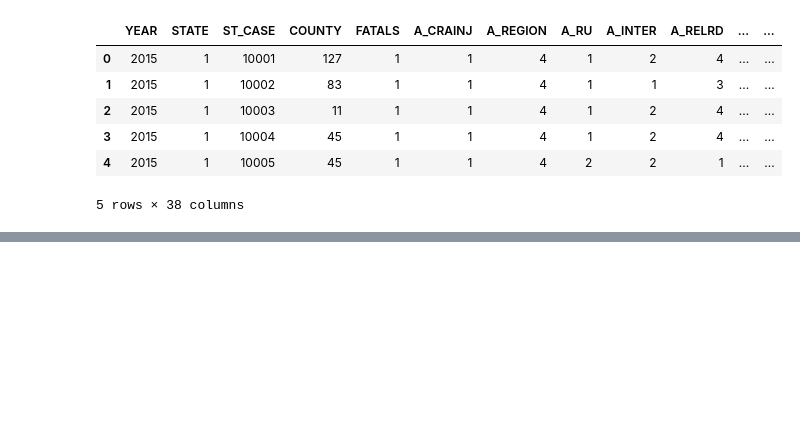
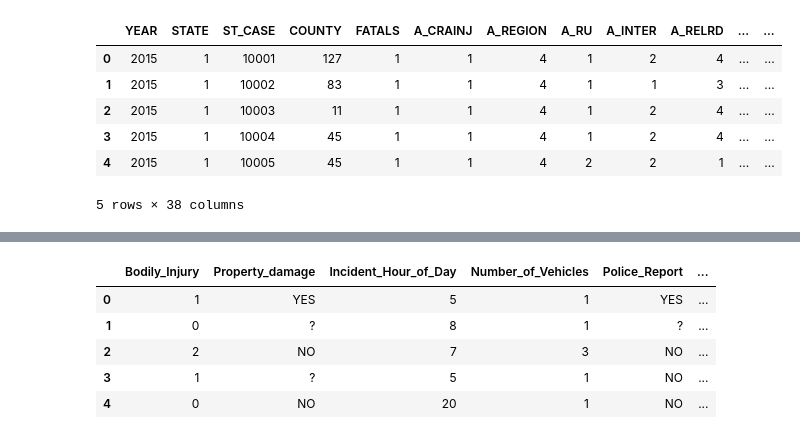
Before and after one commit to aftheiss/Auto-Collision-ETL, a Jupyter notebook: auto_collision.ipynb, the cells around one changed output, grey strips where cells are left out. Drawn from its saved outputs; the diff is of its cells as text; code cells hidden in the pictures; blank space fills up the shorter version.

```diff
--- a/auto_collision.ipynb
+++ b/auto_collision.ipynb
@@ -30,0 +116,21 @@ accident_df.head()
+# %%
+incident = ["bodily_injuries", "property_damage", "incident_hour_of_the_day", "number_of_vehicles_involved", "police_report_available","incident_date", "incident_type", "collision_type", "incident_state"]
+incident_df = claims_df[incident].copy()
+
+incident_df = incident_df.rename(columns={"bodily_injuries": "Bodily_Injury",
+                                         "property_damage": "Property_damage",
+                                         "incident_hour_of_the_day": "Incident_Hour_of_Day",
+                                         "number_of_vehicles_involved": "Number_of_Vehicles",
+                                         "police_report_available": "Police_Report",
+                                         "incident_date": "Incident_Date",
+                                         "incident_type": "Incident_Type",
+                                         "collision_type": "Collission_Type",
+                                         "incident_state": "Incident_State"})
+incident_df.head()
+# %% [output]
+|  | Bodily_Injury | Property_damage | Incident_Hour_of_Day | Number_of_Vehicles | Police_Report | ... |
+| 0 | 1 | YES | 5 | 1 | YES | ... |
+| 1 | 0 | ? | 8 | 1 | ? | ... |
+| 2 | 2 | NO | 7 | 3 | NO | ... |
+| 3 | 1 | ? | 5 | 1 | NO | ... |
+| 4 | 0 | NO | 20 | 1 | NO | ... |
```
Also changed, not shown: parts of 6 cells of this notebook.
